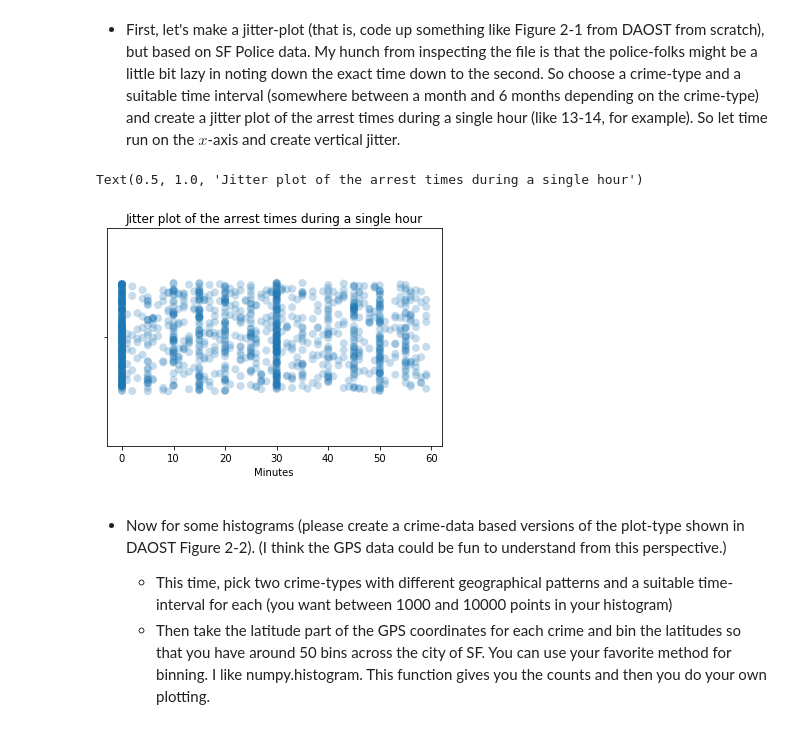
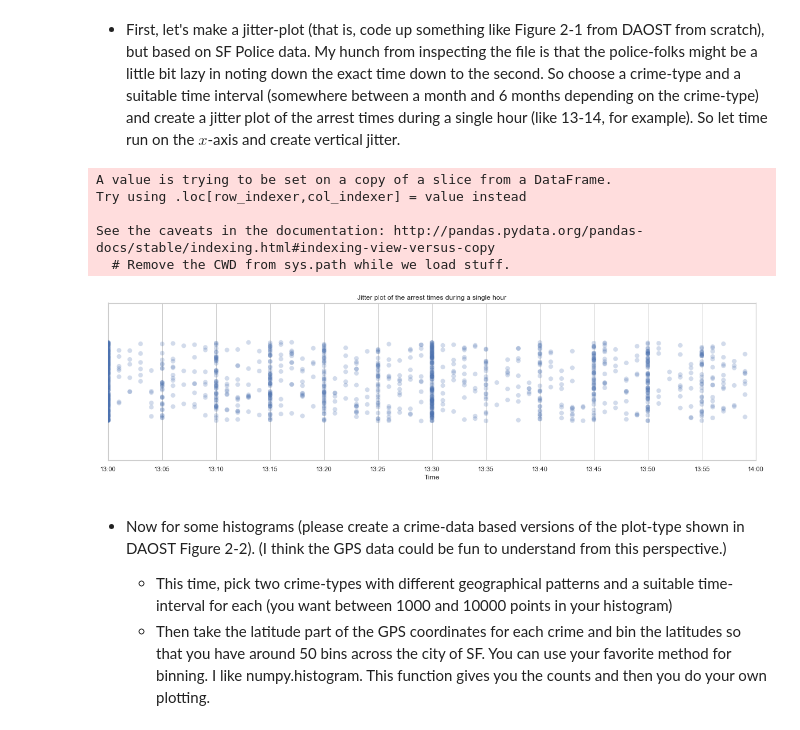
Before and after one commit to IncioMan/socialdata, a Jupyter notebook: Assignments/Assignment1_Part3&6.ipynb, the cells around one changed output. Saved outputs shown, nothing was run; the diff lists cells and outputs as text; code cells hidden in the pictures.

```diff
--- a/Assignments/Assignment1_Part3&6.ipynb
+++ b/Assignments/Assignment1_Part3&6.ipynb
@@ -18,16 +18,26 @@ crimedata['Minutes'] = pd.to_datetime(crimedata['Time']).dt.minute
 # %%
 # Filter the data by category, time, and date
 df1=crimedata[(crimedata["Category"] == 'ASSAULT')
              & (crimedata['Time'] < '14:00')
              & (crimedata['Time'] > '12:59')
              & (crimedata["Date"] > '2016-01-01')
              & (crimedata["Date"] < '2018-01-01')]
 
 # Plot the assault crimes registered in 2016 and 2017, from 13:00 to 13:59
-sns.stripplot(df1.Minutes, edgecolor="gray", alpha=.25,size=8, jitter=0.25).set_title('Jitter plot of the arrest times during a single hour')
+sns.set(style="whitegrid")
+df1['Time'] = pd.to_datetime(df1['Time']).dt.time
+fig, ax = plt.subplots(figsize=(20, 5))
+sns.stripplot(df1.Time, edgecolor="gray", alpha=.25,size=8, jitter=0.25, ax=ax).set_title('Jitter plot of the arrest times during a single hour')
+ax.set_xlim('13:00:00','14:00:00')
+ax.xaxis.set_major_locator(plt.MaxNLocator(12))
+plt.show()
 # %% [output]
-Text(0.5, 1.0, 'Jitter plot of the arrest times during a single hour')
+A value is trying to be set on a copy of a slice from a DataFrame.
+Try using .loc[row_indexer,col_indexer] = value instead
+
+See the caveats in the documentation: http://pandas.pydata.org/pandas-docs/stable/indexing.html#indexing-view-versus-copy
+  # Remove the CWD from sys.path while we load stuff.
-[figure, old version]
+[figure, new version]
 # %% [markdown]
 * Now for some histograms (please create a crime-data based versions of the plot-type shown in DAOST Figure 2-2). (I think the GPS data could be fun to understand from this perspective.)
 
```
Also changed, not shown: parts of 10 cells of this notebook.
